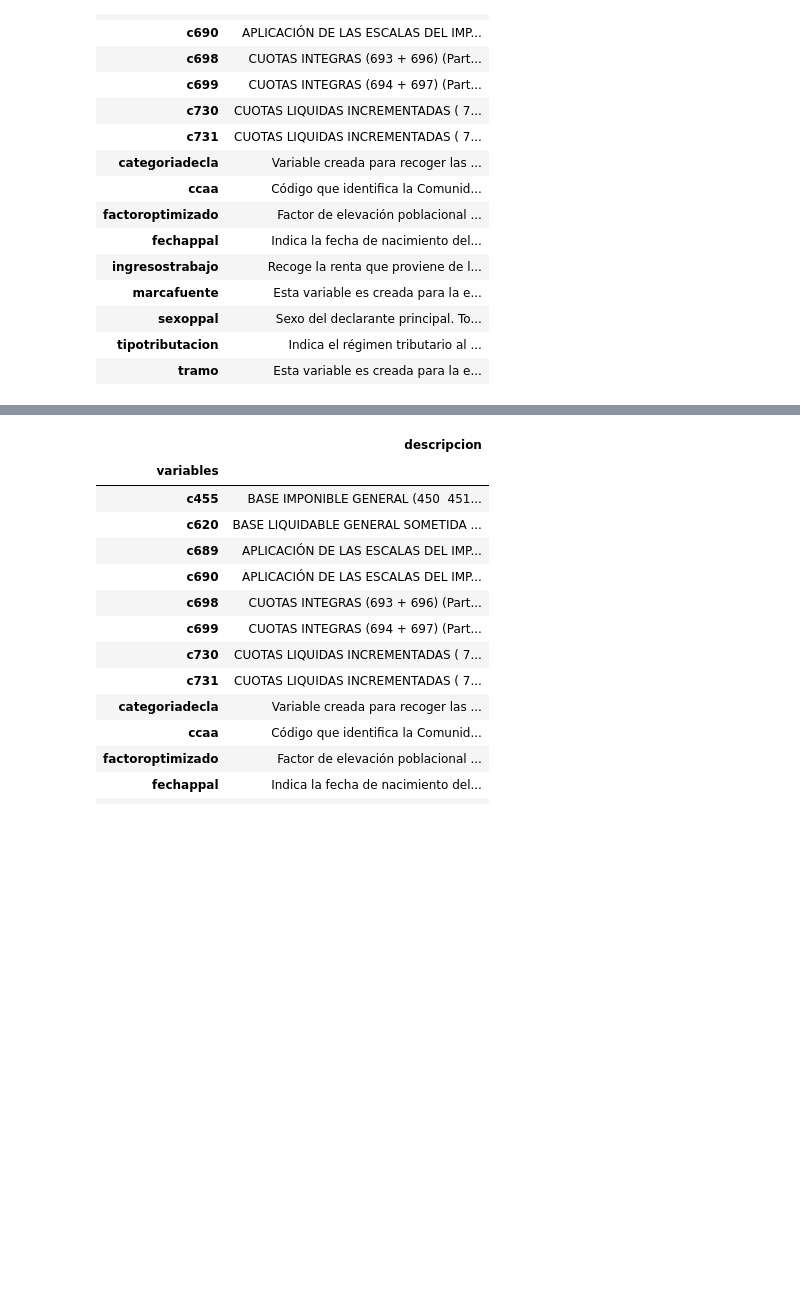
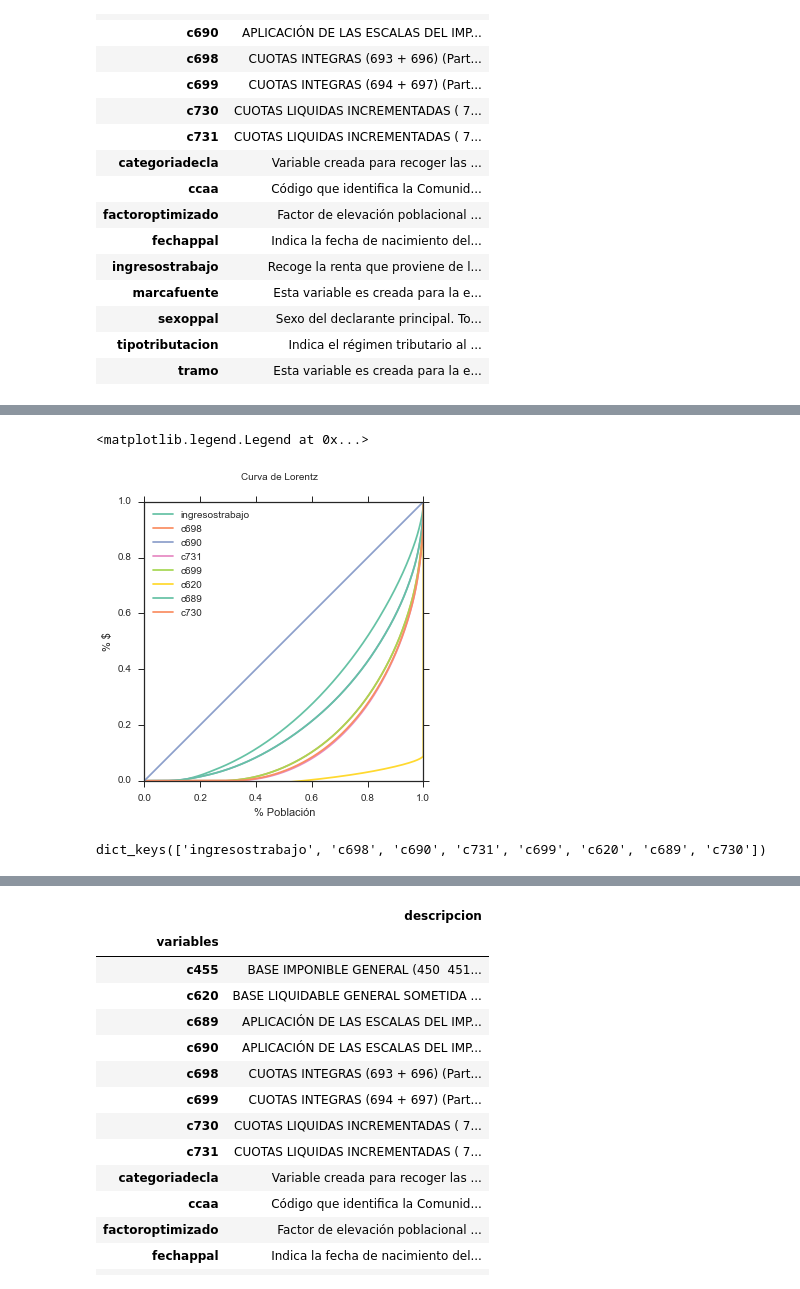
Before and after one commit to mmngreco/Fiscal, a Jupyter notebook: IRPF2011.ipynb, the cells around one changed output, grey strips where cells are left out. Cells and saved outputs as stored; diff of their text form; code cells hidden in the pictures; blank space fills up the shorter version.

```diff
--- a/IRPF2011.ipynb
+++ b/IRPF2011.ipynb
@@ -201,0 +222,22 @@ plt.title('Curva de Lorentz')
+# %%
+plt.figure(figsize=(5,5))
+
+for k in lc.keys():
+    plt.plot(lc[k][0], lc[k][1], label=k)
+
+plt.plot([0,1])
+plt.suptitle('Curva de Lorentz')
+plt.xlabel('% Población')
+plt.ylabel('% $')
+plt.xlim(0,1)
+plt.ylim(0,1)
+plt.legend(loc=0)
+#plt.savefig('imgs/lorentz_%s_%s.png' % (variables[1], date), bbox_iches='tight')
+# %% [output]
+<matplotlib.legend.Legend at 0x...>
+[figure, added]
+# %%
+lc[variables[1]] =  [cdf[variables[0]], cdf[variables[1]]]
+lc.keys()
+# %% [output]
+dict_keys(['ingresostrabajo', 'c698', 'c690', 'c731', 'c699', 'c620', 'c689', 'c730'])
```
Also changed, not shown: parts of 14 cells of this notebook, 11 other files.
